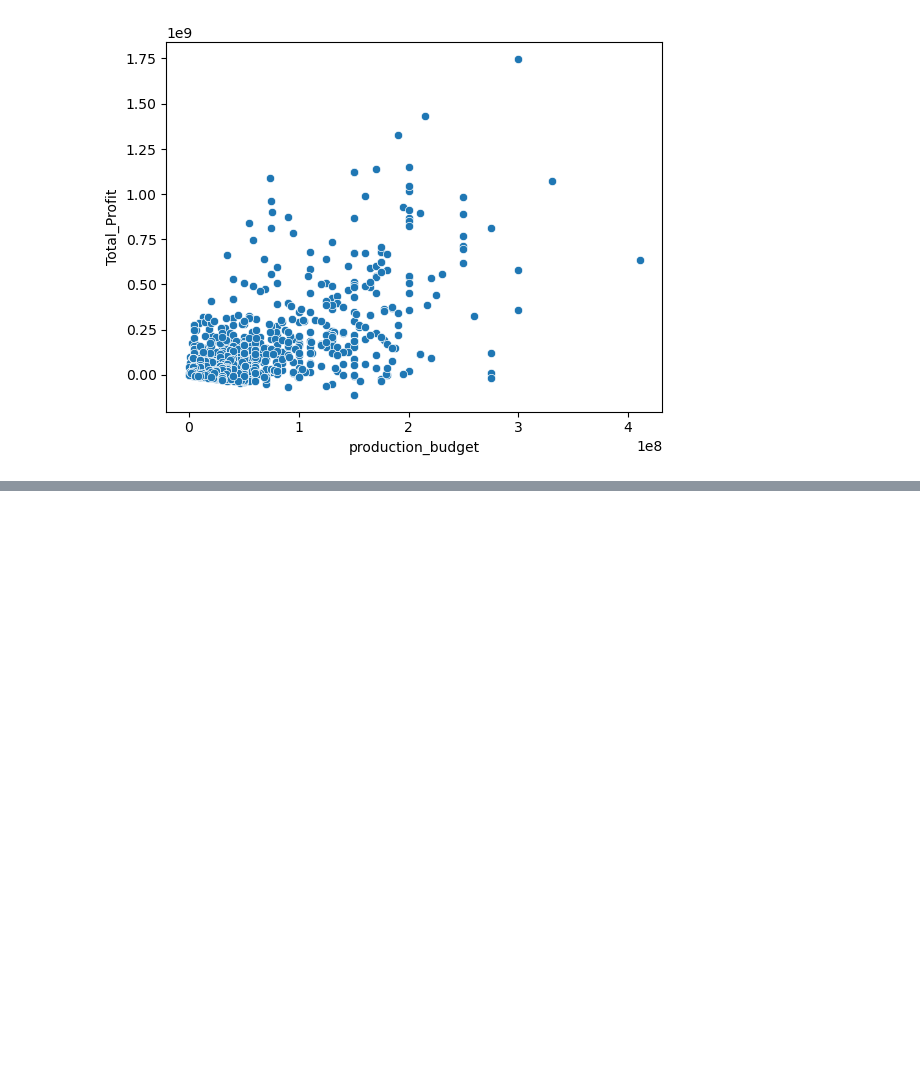
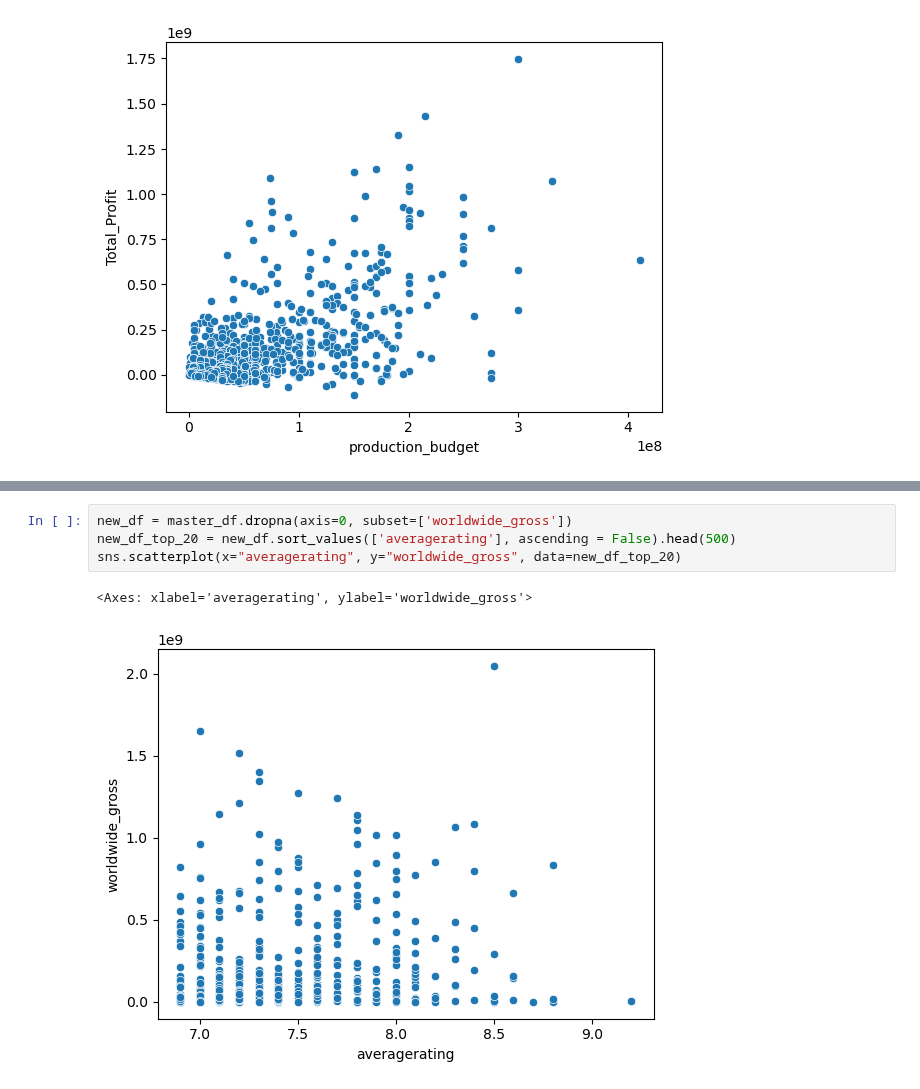
Before and after one commit to jacrivera/AI-Academy-Semester-1-Capstone-Group-5, a Jupyter notebook: Final-Workbook.ipynb, the cells around one changed output, grey strips where cells are left out. Saved outputs shown, nothing was run; the diff lists cells and outputs as text; blank space fills up the shorter version.

```diff
--- a/Final-Workbook.ipynb
+++ b/Final-Workbook.ipynb
@@ -296,0 +321,7 @@ data=master_df);
+# %%
+new_df = master_df.dropna(axis=0, subset=['worldwide_gross'])
+new_df_top_20 = new_df.sort_values(['averagerating'], ascending = False).head(500)
+sns.scatterplot(x="averagerating", y="worldwide_gross", data=new_df_top_20)
+# %% [output]
+<Axes: xlabel='averagerating', ylabel='worldwide_gross'>
+[figure, added]
```
Also changed, not shown: parts of 8 cells of this notebook.
